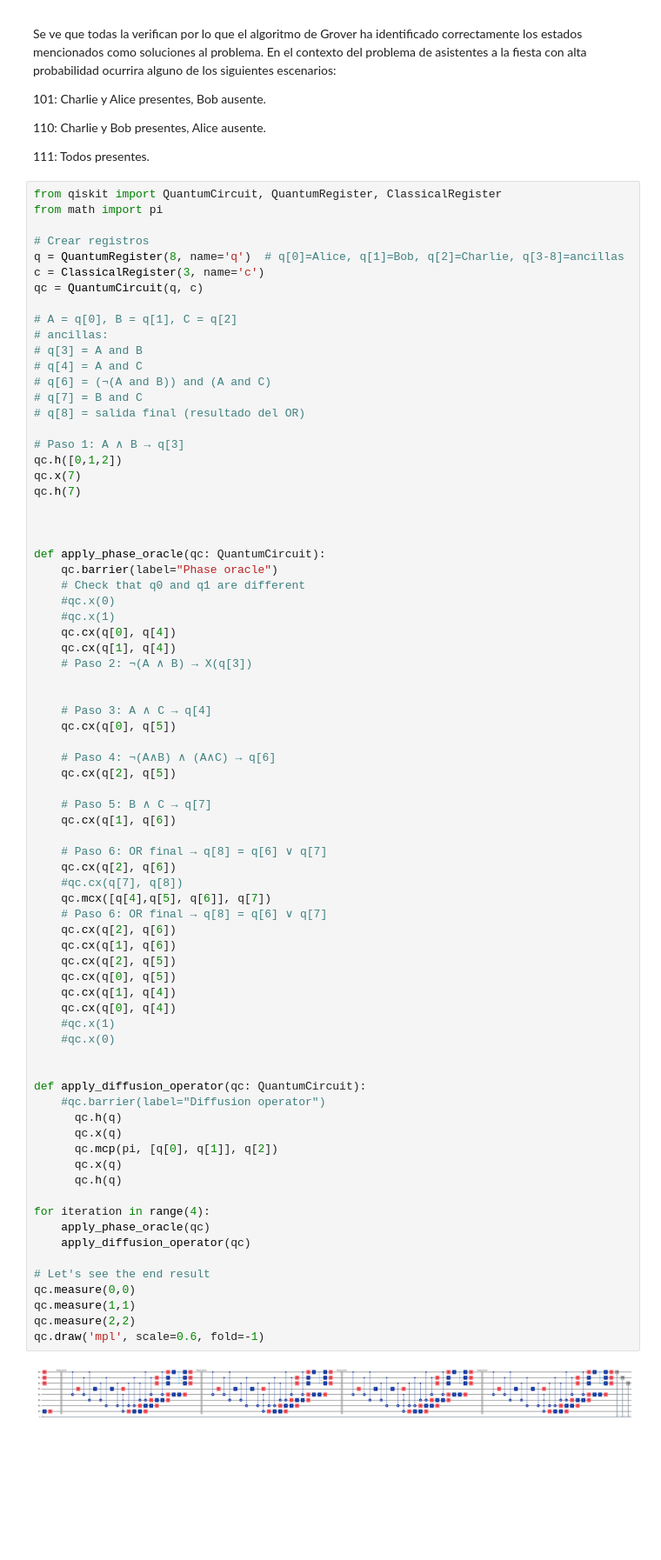
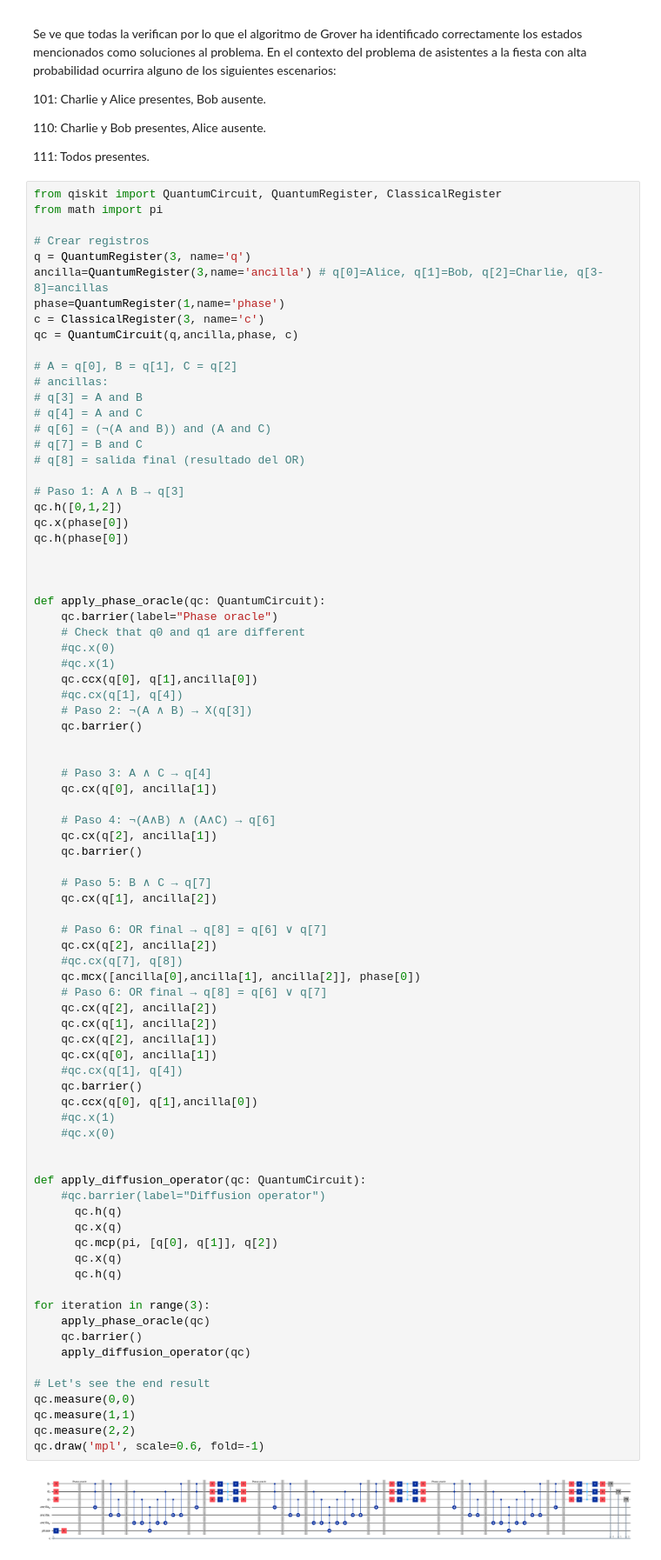
Before and after one commit to PaulaDiz/QUANTUM_COMPUTING, a Jupyter notebook: HW_05_Grover_Algorithm_SOLVED.ipynb, the cells around one changed output. Shown at 87% size. Drawn from its saved outputs; the diff is of its cells as text; blank space fills up the shorter version.

```diff
--- a/HW_05_Grover_Algorithm_SOLVED.ipynb
+++ b/HW_05_Grover_Algorithm_SOLVED.ipynb
@@ -543,9 +543,11 @@ from qiskit import QuantumCircuit, QuantumRegister, ClassicalRegister
 from math import pi
 
 # Crear registros
-q = QuantumRegister(8, name='q')  # q[0]=Alice, q[1]=Bob, q[2]=Charlie, q[3-8]=ancillas
+q = QuantumRegister(3, name='q')
+ancilla=QuantumRegister(3,name='ancilla') # q[0]=Alice, q[1]=Bob, q[2]=Charlie, q[3-8]=ancillas
+phase=QuantumRegister(1,name='phase')
 c = ClassicalRegister(3, name='c')
-qc = QuantumCircuit(q, c)
+qc = QuantumCircuit(q,ancilla,phase, c)
 
 # A = q[0], B = q[1], C = q[2]
 # ancillas:
@@ -557,8 +559,8 @@ qc = QuantumCircuit(q, c)
 
 # Paso 1: A ∧ B → q[3]
 qc.h([0,1,2])
-qc.x(7)
-qc.h(7)
+qc.x(phase[0])
+qc.h(phase[0])
 
 
 
@@ -567,54 +569,58 @@ def apply_phase_oracle(qc: QuantumCircuit):
     # Check that q0 and q1 are different
     #qc.x(0)
     #qc.x(1)
-    qc.cx(q[0], q[4])
-    qc.cx(q[1], q[4])
+    qc.ccx(q[0], q[1],ancilla[0])
+    #qc.cx(q[1], q[4])
     # Paso 2: ¬(A ∧ B) → X(q[3])
+    qc.barrier()
 
 
     # Paso 3: A ∧ C → q[4]
-    qc.cx(q[0], q[5])
+    qc.cx(q[0], ancilla[1])
 
     # Paso 4: ¬(A∧B) ∧ (A∧C) → q[6]
-    qc.cx(q[2], q[5])
+    qc.cx(q[2], ancilla[1])
+    qc.barrier()
 
     # Paso 5: B ∧ C → q[7]
-    qc.cx(q[1], q[6])
+    qc.cx(q[1], ancilla[2])
 
     # Paso 6: OR final → q[8] = q[6] ∨ q[7]
-    qc.cx(q[2], q[6])
+    qc.cx(q[2], ancilla[2])
     #qc.cx(q[7], q[8])
-    qc.mcx([q[4],q[5], q[6]], q[7])
+    qc.mcx([ancilla[0],ancilla[1], ancilla[2]], phase[0])
     # Paso 6: OR final → q[8] = q[6] ∨ q[7]
-    qc.cx(q[2], q[6])
-    qc.cx(q[1], q[6])
-    qc.cx(q[2], q[5])
-    qc.cx(q[0], q[5])
-    qc.cx(q[1], q[4])
-    qc.cx(q[0], q[4])
+    qc.cx(q[2], ancilla[2])
+    qc.cx(q[1], ancilla[2])
+    qc.cx(q[2], ancilla[1])
+    qc.cx(q[0], ancilla[1])
+    #qc.cx(q[1], q[4])
+    qc.barrier()
+    qc.ccx(q[0], q[1],ancilla[0])
     #qc.x(1)
     #qc.x(0)
 
 
 def apply_diffusion_operator(qc: QuantumCircuit):
     #qc.barrier(label="Diffusion operator")
       qc.h(q)
       qc.x(q)
       qc.mcp(pi, [q[0], q[1]], q[2])
       qc.x(q)
       qc.h(q)
 
-for iteration in range(4):
+for iteration in range(3):
     apply_phase_oracle(qc)
+    qc.barrier()
     apply_diffusion_operator(qc)
 
 # Let's see the end result
 qc.measure(0,0)
 qc.measure(1,1)
 qc.measure(2,2)
 qc.draw('mpl', scale=0.6, fold=-1)
 # %% [output]
-[figure, old version]
+[figure, new version]
 # %%
 from qiskit_ibm_runtime import SamplerV2 as Sampler
 from qiskit_ibm_runtime.fake_provider import FakeMelbourneV2  #procesador cuantico
```
Also changed, not shown: parts of 1 cell of this notebook.
